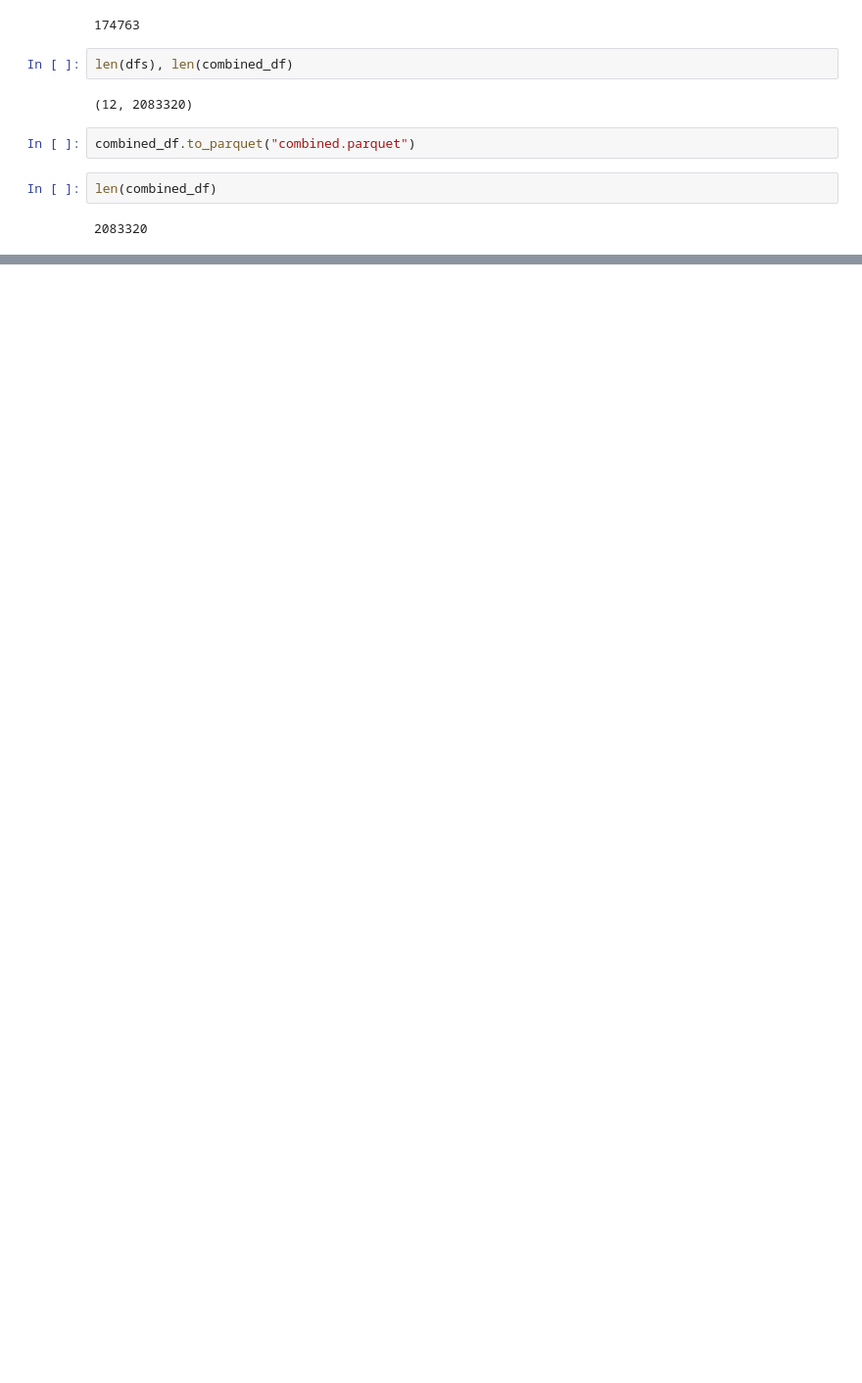
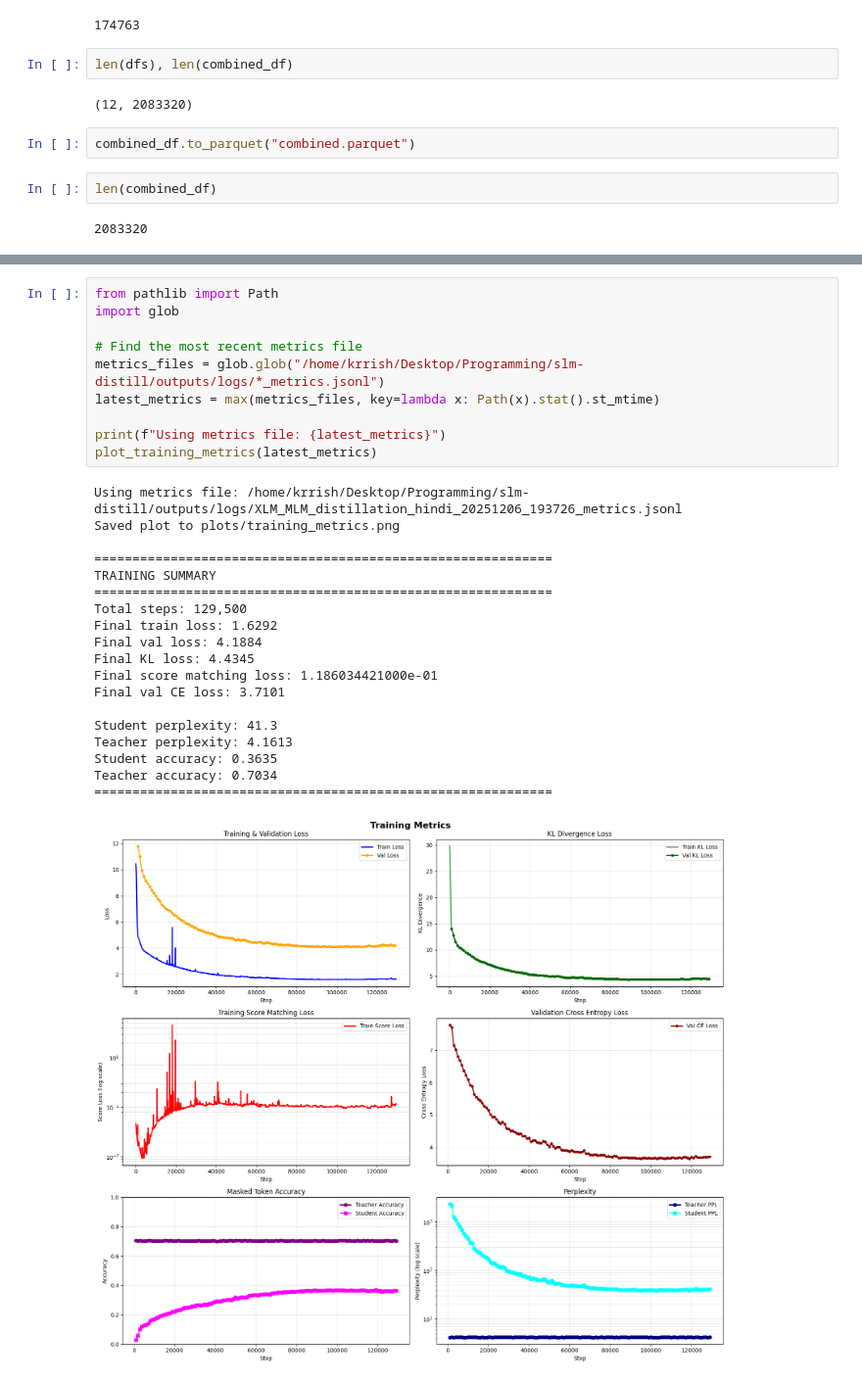
Before and after one commit to kkkamur07/slm-distill, a Jupyter notebook: notebooks/experiment.ipynb, the cells around one changed output, grey strips where cells are left out. Shown at 98% size. Saved outputs shown, nothing was run; the diff lists cells and outputs as text; blank space fills up the shorter version.

Commit message:
major changes, adding the score based losses.

```diff
--- a/notebooks/experiment.ipynb
+++ b/notebooks/experiment.ipynb
@@ -258,0 +583,30 @@ len(combined_df)
+# %%
+from pathlib import Path
+import glob
+
+# Find the most recent metrics file
+metrics_files = glob.glob("/home/krrish/Desktop/Programming/slm-distill/outputs/logs/*_metrics.jsonl")
+latest_metrics = max(metrics_files, key=lambda x: Path(x).stat().st_mtime)
+
+print(f"Using metrics file: {latest_metrics}")
+plot_training_metrics(latest_metrics)
+# %% [output]
+Using metrics file: /home/krrish/Desktop/Programming/slm-distill/outputs/logs/XLM_MLM_distillation_hindi_20251206_193726_metrics.jsonl
+Saved plot to plots/training_metrics.png
+
+============================================================
+TRAINING SUMMARY
+============================================================
+Total steps: 129,500
+Final train loss: 1.6292
+Final val loss: 4.1884
+Final KL loss: 4.4345
+Final score matching loss: 1.186034421000e-01
+Final val CE loss: 3.7101
+
+Student perplexity: 41.3
+Teacher perplexity: 4.1613
+Student accuracy: 0.3635
+Teacher accuracy: 0.7034
+============================================================
+[figure, added]
```
Also changed, not shown: parts of 3 cells of this notebook, 7 other files.
